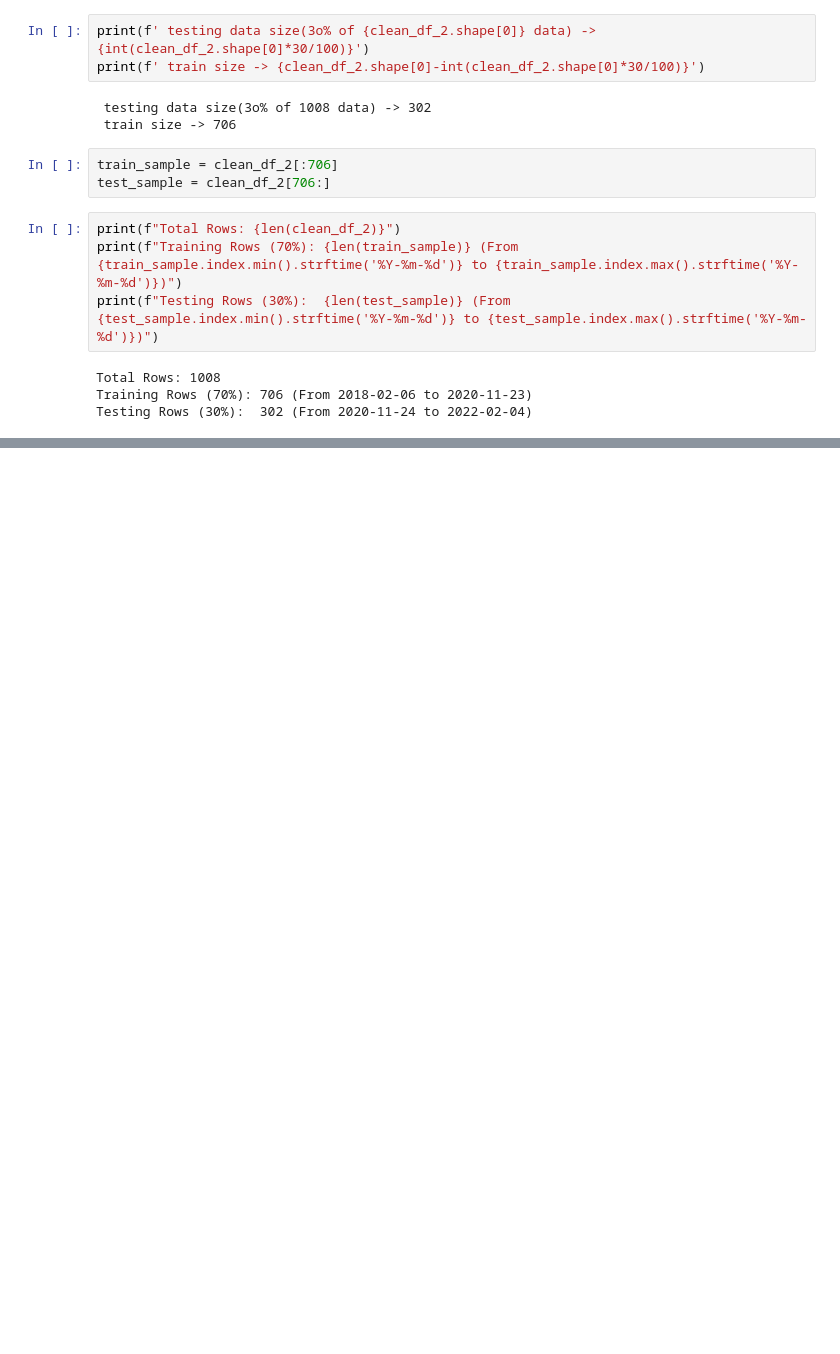
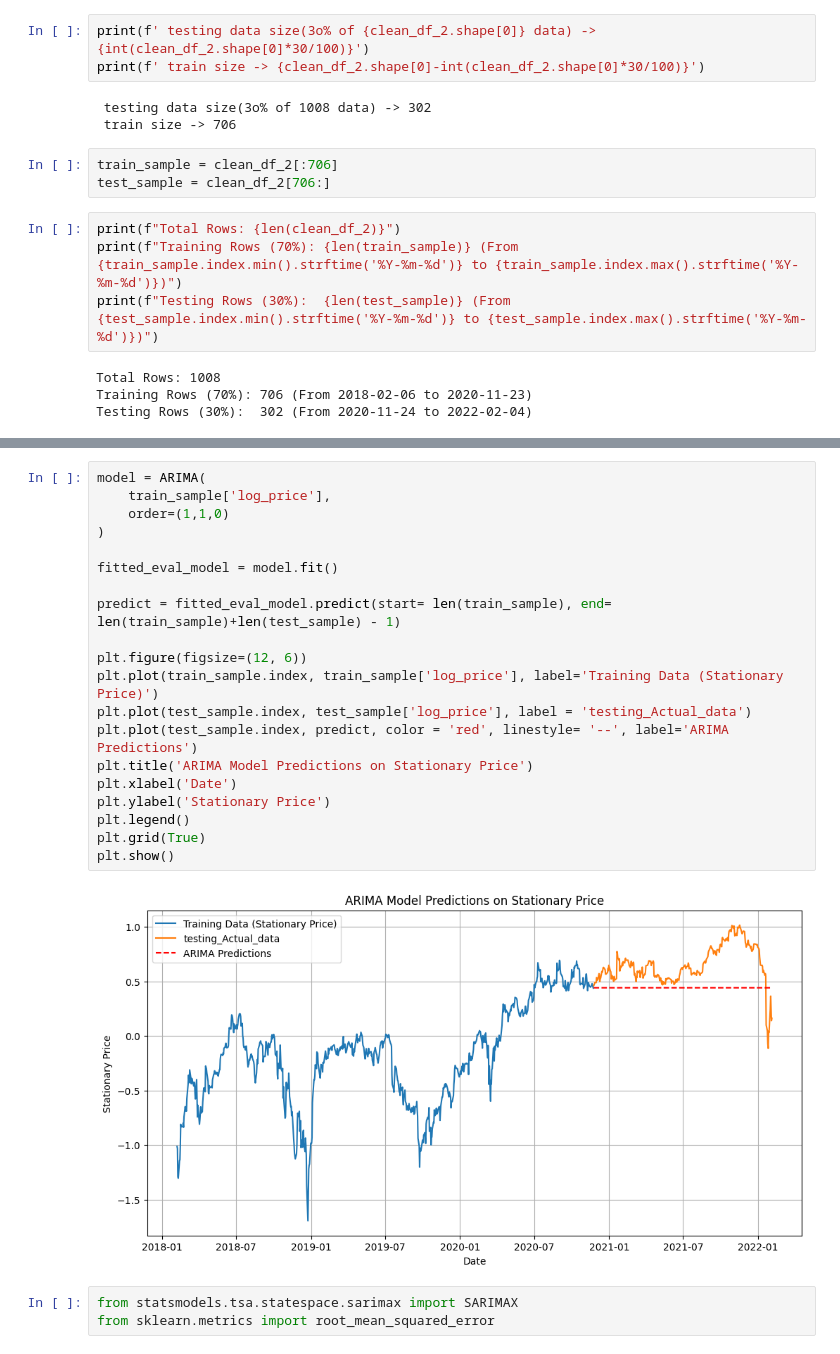
Before and after one commit to Sharddha-Sharddha/prt_practice, a Jupyter notebook: prt_practice.ipynb, the cells around one changed output, grey strips where cells are left out. Cells and saved outputs as stored; diff of their text form; blank space fills up the shorter version.

```diff
--- a/prt_practice.ipynb
+++ b/prt_practice.ipynb
@@ -597,0 +603,25 @@ KeyError: 'stationary'
+# %%
+model = ARIMA(
+    train_sample['log_price'],
+    order=(1,1,0)
+)
+
+fitted_eval_model = model.fit()
+
+predict = fitted_eval_model.predict(start= len(train_sample), end= len(train_sample)+len(test_sample) - 1)
+
+plt.figure(figsize=(12, 6))
+plt.plot(train_sample.index, train_sample['log_price'], label='Training Data (Stationary Price)')
+plt.plot(test_sample.index, test_sample['log_price'], label = 'testing_Actual_data')
+plt.plot(test_sample.index, predict, color = 'red', linestyle= '--', label='ARIMA Predictions')
+plt.title('ARIMA Model Predictions on Stationary Price')
+plt.xlabel('Date')
+plt.ylabel('Stationary Price')
+plt.legend()
+plt.grid(True)
+plt.show()
+# %% [output]
+[figure, added]
+# %%
+from statsmodels.tsa.statespace.sarimax import SARIMAX
+from sklearn.metrics import root_mean_squared_error
```
Also changed, not shown: parts of 6 cells of this notebook.
